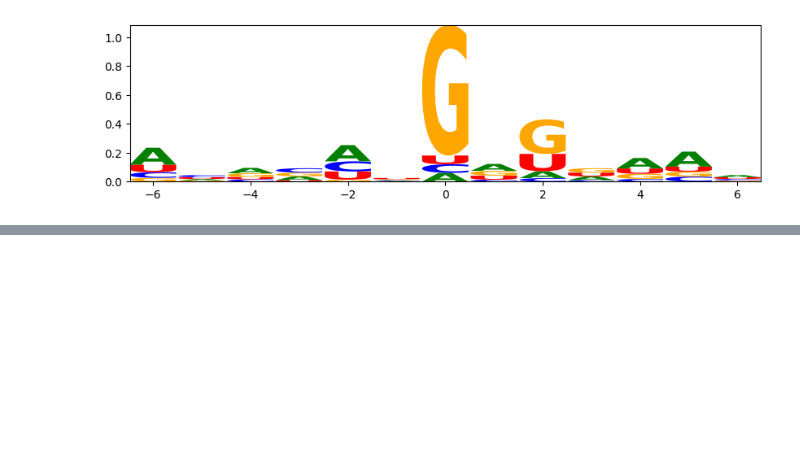
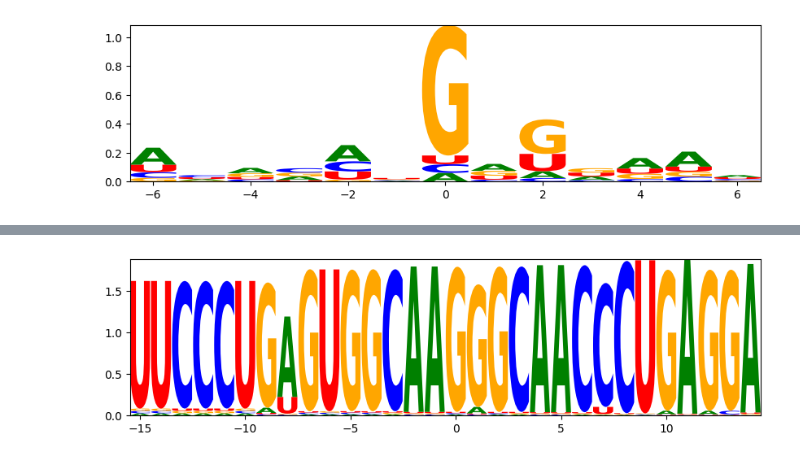
Before and after one commit to WoobeenJeong/miRNA_motif_finding, a Jupyter notebook: Project_006.ipynb, the cells around one changed output, grey strips where cells are left out. Cells and saved outputs as stored; diff of their text form; code cells hidden in the pictures; blank space fills up the shorter version.

```diff
--- a/Project_006.ipynb
+++ b/Project_006.ipynb
@@ -253,0 +350,6 @@ lm.Logo(info_mat)
+# %%
+pup = pd.read_csv('pup.csv')
+max_columns = pup[['countA', 'countT', 'countG', 'countC']].idxmax(axis=1)
+column_letters = max_columns.str[-1]
+result = ''.join(column_letters)
+result
@@ -253,0 +383,4 @@ lm.Logo(info_mat)
+# %%
+target = pup.loc[93:122, ['countA', 'countT', 'countG', 'countC']].rename(columns={'countA': 'A', 'countT': 'U', 'countG': 'G', 'countC': 'C'})
+target.insert(0, 'pos', range(-15,15))
+target
@@ -253,0 +394,6 @@ lm.Logo(info_mat)
+# %%
+target = target.set_index('pos')
+plt.rcParams['font.family'] = 'sans-serif'
+logo = lm.Logo(target, font_name = 'sans-serif')
+# %% [output]
+[figure, added]
```
Also changed, not shown: parts of 15 cells of this notebook.
